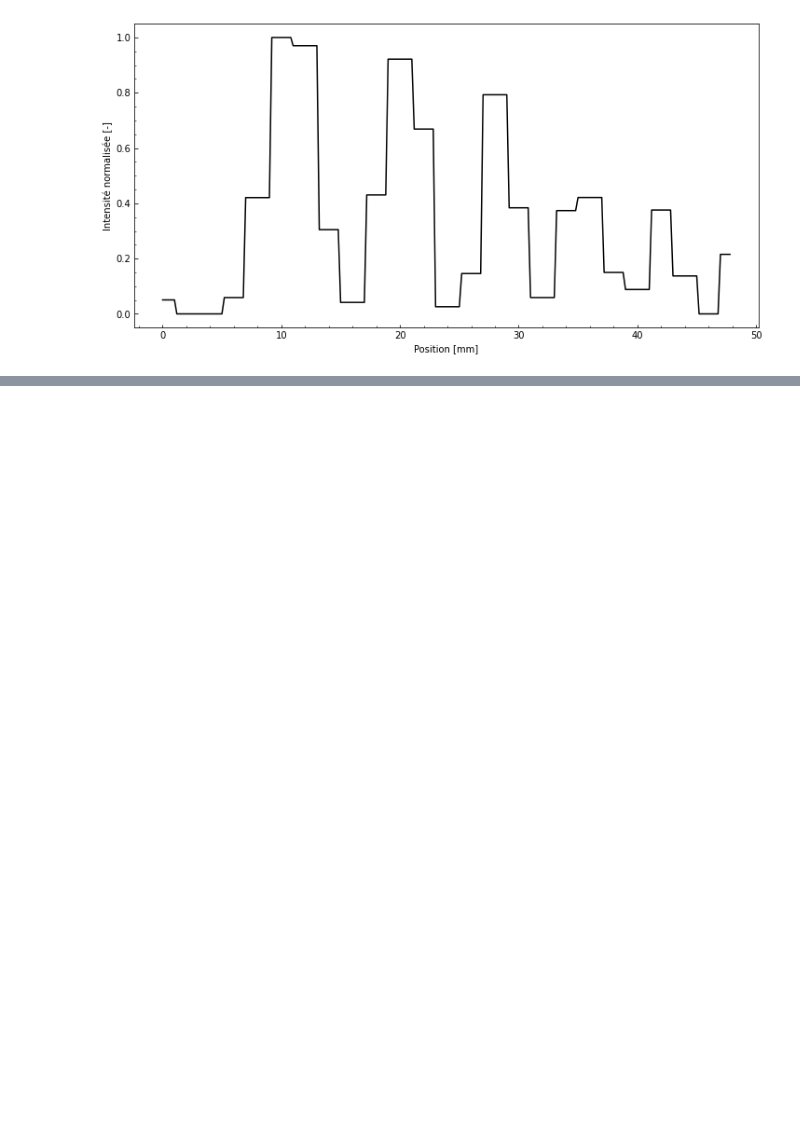
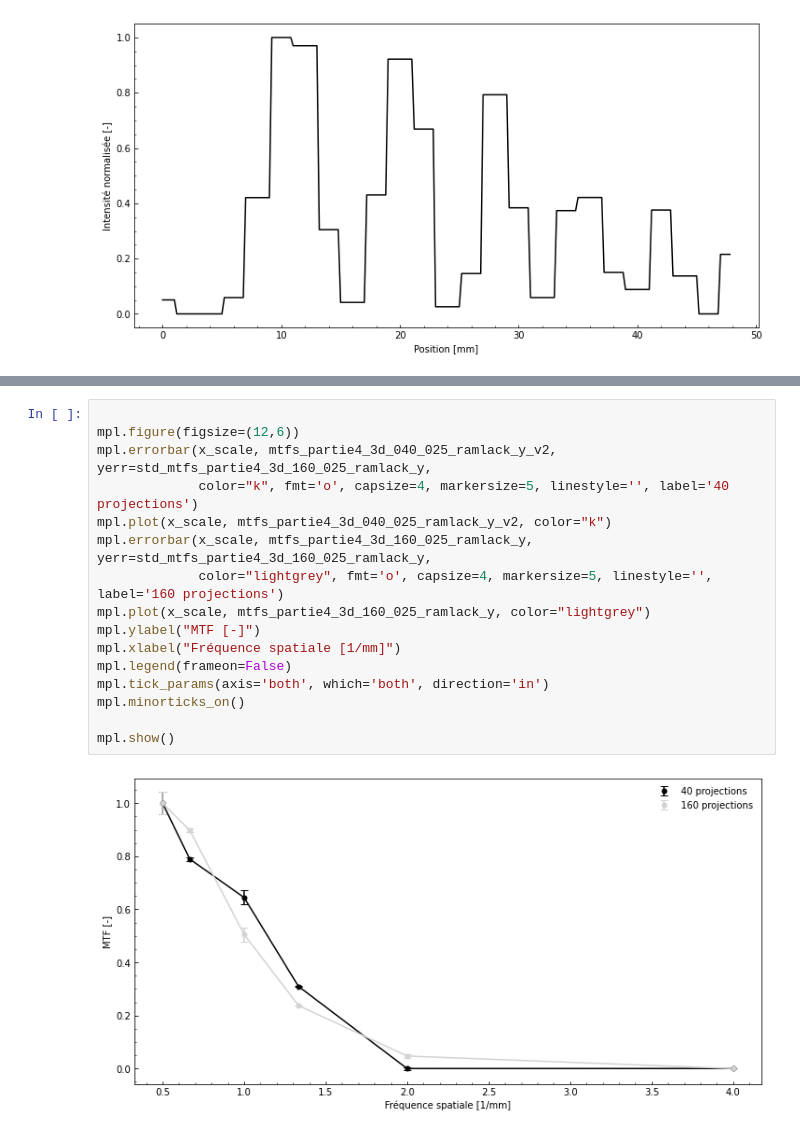
Before and after one commit to felixantoine1/labV_projet, a Jupyter notebook: analyse_partie4.ipynb, the cells around one changed output, grey strips where cells are left out. Saved outputs shown, nothing was run; the diff lists cells and outputs as text; blank space fills up the shorter version.

```diff
--- a/analyse_partie4.ipynb
+++ b/analyse_partie4.ipynb
@@ -621,0 +544,18 @@ figure_plot_p4(partie4_3d_320_200_y)
+# %%
+
+mpl.figure(figsize=(12,6))
+mpl.errorbar(x_scale, mtfs_partie4_3d_040_025_ramlack_y_v2, yerr=std_mtfs_partie4_3d_160_025_ramlack_y,
+             color="k", fmt='o', capsize=4, markersize=5, linestyle='', label='40 projections')
+mpl.plot(x_scale, mtfs_partie4_3d_040_025_ramlack_y_v2, color="k")
+mpl.errorbar(x_scale, mtfs_partie4_3d_160_025_ramlack_y, yerr=std_mtfs_partie4_3d_160_025_ramlack_y,
+             color="lightgrey", fmt='o', capsize=4, markersize=5, linestyle='', label='160 projections')
+mpl.plot(x_scale, mtfs_partie4_3d_160_025_ramlack_y, color="lightgrey")
+mpl.ylabel("MTF [-]")
+mpl.xlabel("Fréquence spatiale [1/mm]")
+mpl.legend(frameon=False)
+mpl.tick_params(axis='both', which='both', direction='in')
+mpl.minorticks_on()
+
+mpl.show()
+# %% [output]
+[figure, added]
```
Also changed, not shown: parts of 16 cells of this notebook.
